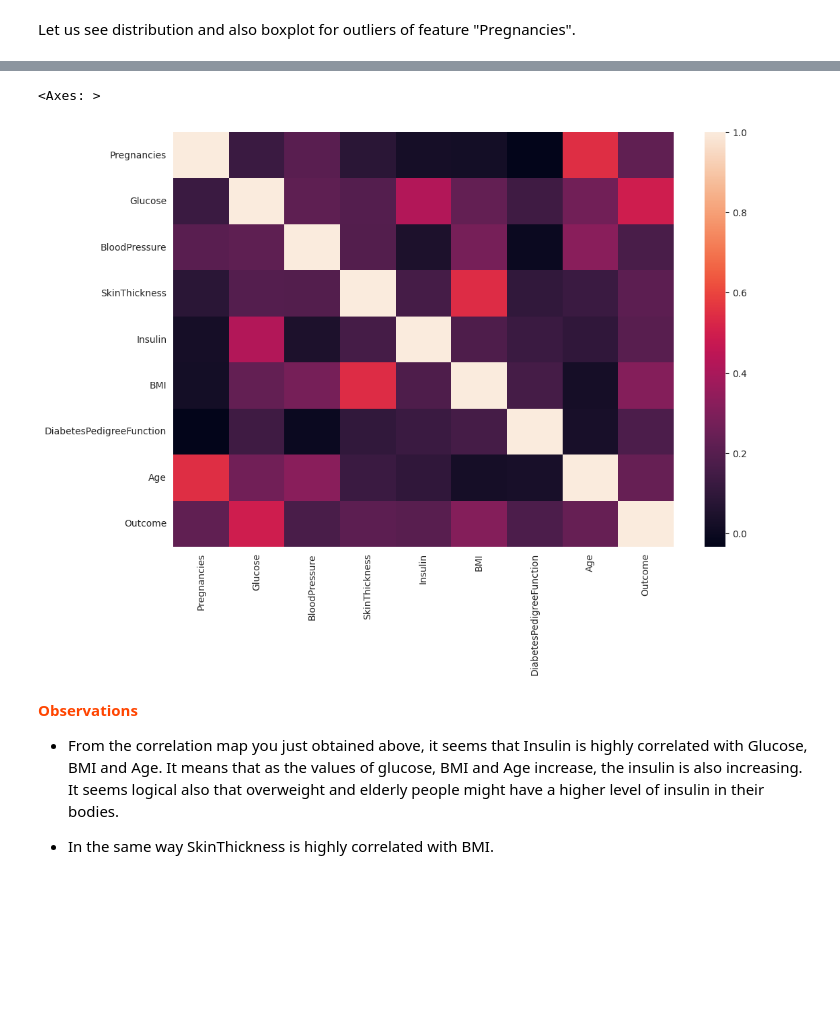
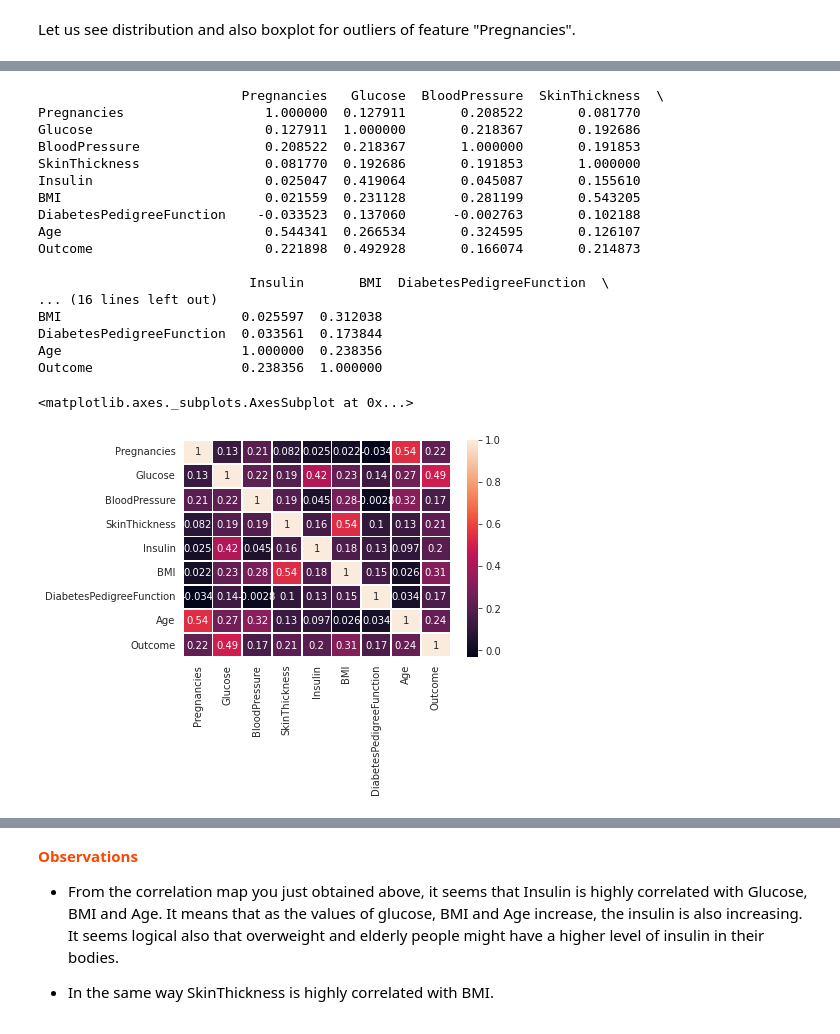
Before and after one commit to Kalyan9177/FMML-lab-1-kalyan, a Jupyter notebook: Project_FMML_CLF1_2022.ipynb, the cells around one changed output, grey strips where cells are left out. Cells and saved outputs as stored; diff of their text form; code cells hidden in the pictures; blank space fills up the shorter version.

```diff
--- a/Project_FMML_CLF1_2022.ipynb
+++ b/Project_FMML_CLF1_2022.ipynb
@@ -111,7 +113,30 @@ plt.tight_layout()
 # %%
 ## TASK-1 :
 ## Find out the "Correlation" between the different attributes present in the data.
 ## Also plot a heatmap (refer Seaborn documentation) for the correlation values obtained.
+corr = diabetes_data.corr()
+print(corr)
+sns.heatmap(corr, annot=True,linewidths=0.7,linecolor="white")
+# %% [output]
+                          Pregnancies   Glucose  BloodPressure  SkinThickness  \
+Pregnancies                  1.000000  0.127911       0.208522       0.081770
+Glucose                      0.127911  1.000000       0.218367       0.192686
+BloodPressure                0.208522  0.218367       1.000000       0.191853
+SkinThickness                0.081770  0.192686       0.191853       1.000000
+Insulin                      0.025047  0.419064       0.045087       0.155610
+BMI                          0.021559  0.231128       0.281199       0.543205
+DiabetesPedigreeFunction    -0.033523  0.137060      -0.002763       0.102188
+Age                          0.544341  0.266534       0.324595       0.126107
+Outcome                      0.221898  0.492928       0.166074       0.214873
+
+                           Insulin       BMI  DiabetesPedigreeFunction  \
+... (16 lines left out)
+BMI                       0.025597  0.312038
+DiabetesPedigreeFunction  0.033561  0.173844
+Age                       1.000000  0.238356
+Outcome                   0.238356  1.000000
+<matplotlib.axes._subplots.AxesSubplot at 0x...>
+[figure, added]
 # %%
 diabetes_data.corr()
 # %% [output]
@@ -125,13 +150,6 @@ diabetes_data.corr()
 | DiabetesPedigreeFunction | -0.033523 | 0.137060 | -0.002763 | 0.102188 | 0.126503 | 0.153438 | 1.000000 | 0.033561 | ... |
 | Age | 0.544341 | 0.266534 | 0.324595 | 0.126107 | 0.097101 | 0.025597 | 0.033561 | 1.000000 | ... |
 | Outcome | 0.221898 | 0.492928 | 0.166074 | 0.214873 | 0.203790 | 0.312038 | 0.173844 | 0.238356 | ... |
-# %%
-a = diabetes_data.corr()
-plt.figure(figsize=(12,8))
-sns.heatmap(a)
-# %% [output]
-<Axes: >
-[figure, removed]
 # %% [markdown]
 <p style="font-weight: bold;color:#FF4500"><b>Observations</b></p>
 
```
Also changed, not shown: parts of 22 cells of this notebook.
